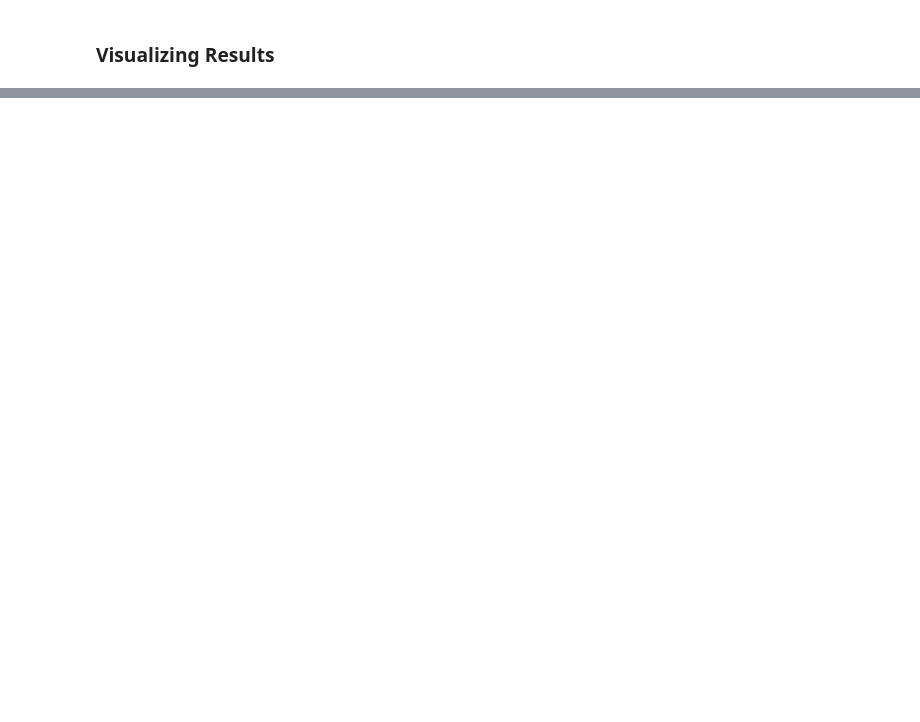
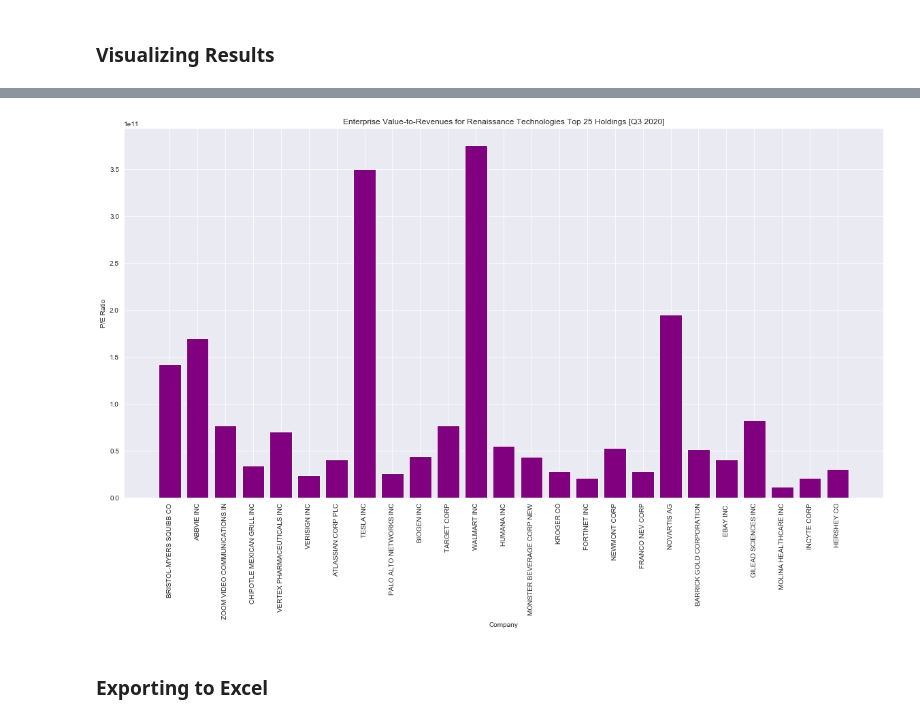
Before and after one commit to QueensU-Alternative-Asset-Fund/QFin, a Jupyter notebook: SEC_13F_scraping.ipynb, the cells around one changed output, grey strips where cells are left out. Saved outputs shown, nothing was run; the diff lists cells and outputs as text; code cells hidden in the pictures; blank space fills up the shorter version.

```diff
--- a/SEC_13F_scraping.ipynb
+++ b/SEC_13F_scraping.ipynb
@@ -166,0 +196,21 @@ plt.show();
+# %%
+#Market caps
+
+#Extracting values from df
+a = top_30_renaissance_complete_df.NAME_OF_ISSUER
+b = top_30_renaissance_complete_df.MARKET_CAP
+c = range(len(b))
+
+#Plotting results
+fig = plt.figure(figsize=(20,10))
+ax = fig.add_subplot(111)
+ax.bar(c, b,color ='purple')
+plt.xticks(c, a, rotation=90);
+plt.title('Enterprise Value-to-Revenues for Renaissance Technologies Top 25 Holdings [Q3 2020]');
+plt.xlabel('Company');
+plt.ylabel('P/E Ratio');
+plt.show();
+# %% [output]
+[figure, added]
+# %% [markdown]
+### Exporting to Excel
```
Also changed, not shown: parts of 17 cells of this notebook.
